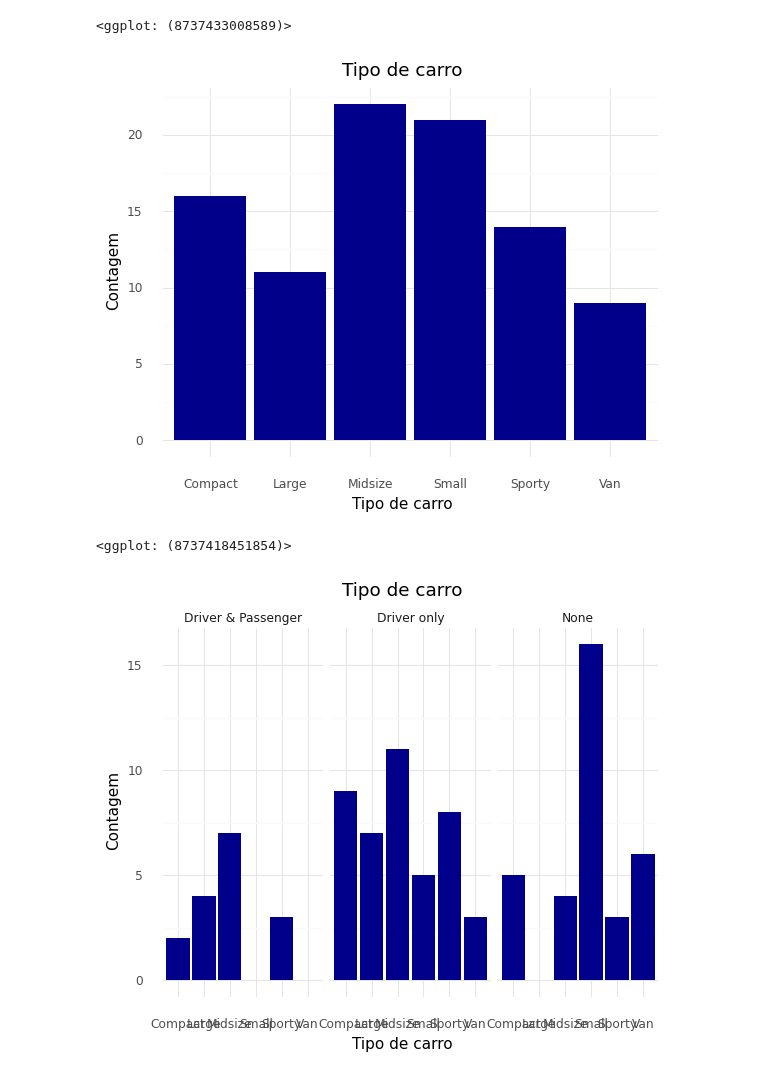
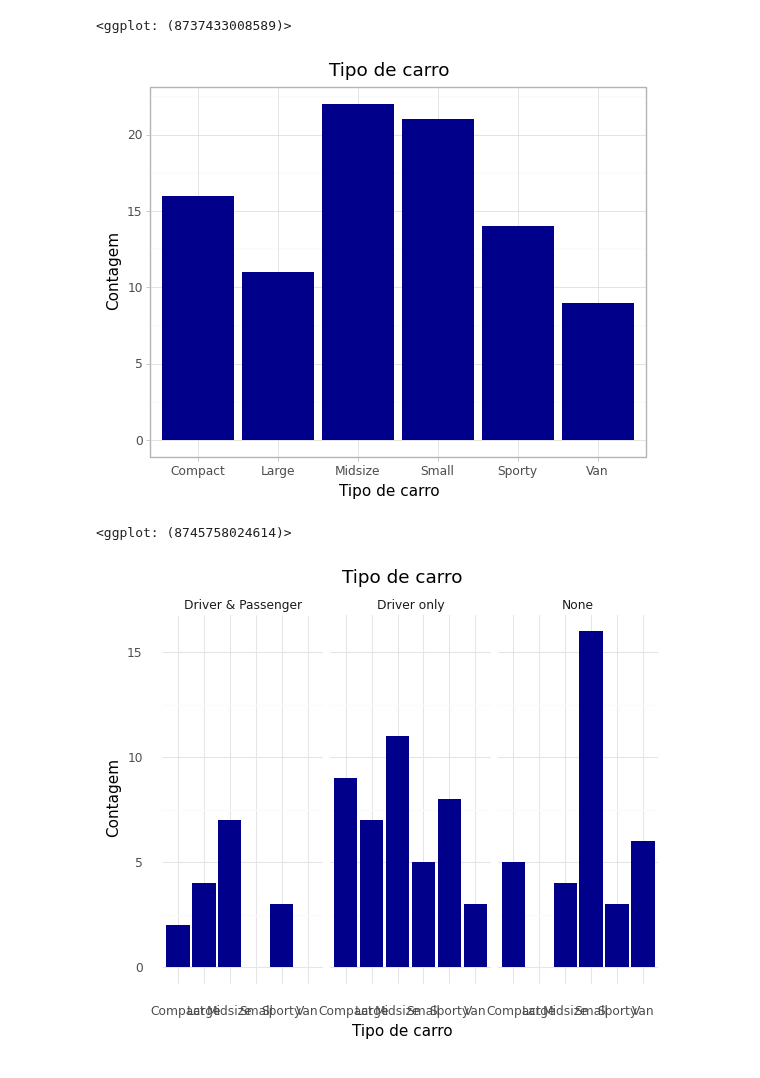
Before and after one commit to ef-souza/intro_python_verao_ime_2023, a Jupyter notebook: notebooks/aula04.ipynb, the cells around one changed output. Drawn from its saved outputs; the diff is of its cells as text; code cells hidden in the pictures.

```diff
--- a/notebooks/aula04.ipynb
+++ b/notebooks/aula04.ipynb
@@ -230,15 +229,15 @@ ggplot(cars93, aes(x = "Horsepower")) # precisamos especificar o tipo de gráfic
 # %%
 ## Gráfico de Barras
 (ggplot(cars93, aes(x = "Type")) +
  geom_bar(fill = "darkblue") +
  labs(x = "Tipo de carro",
       y = "Contagem",
       title = "Tipo de carro") +
- theme_minimal()
+ theme_light()
  )
 # %% [output]
-[figure, old version]
+[figure, new version]
-<ggplot: (8737418451854)>
+<ggplot: (8745758024614)>
 # %%
 ## Gráfico de Barras
 (ggplot(cars93, aes(x = "Type")) +
```
Also changed, not shown: parts of 18 cells of this notebook.
